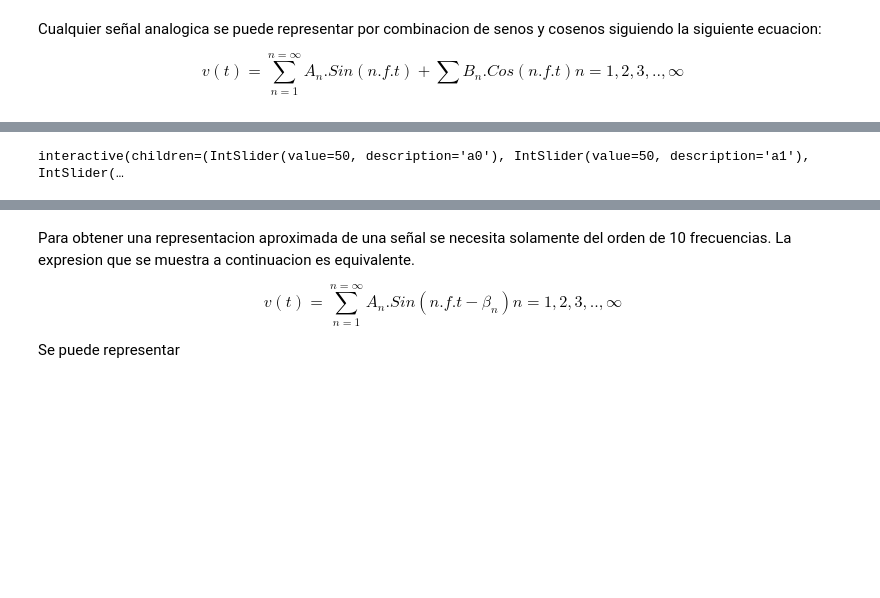
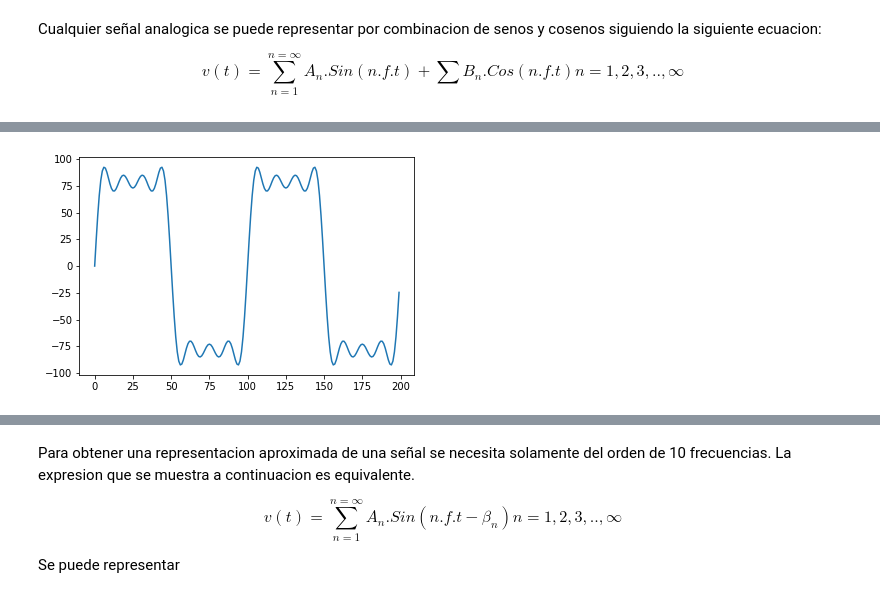
Before and after one commit to hoyosdani/Digital_unsa, a Jupyter notebook: Muestreo.ipynb, the cells around one changed output, grey strips where cells are left out. Saved outputs shown, nothing was run; the diff lists cells and outputs as text; code cells hidden in the pictures; blank space fills up the shorter version.

```diff
--- a/Muestreo.ipynb
+++ b/Muestreo.ipynb
@@ -149,8 +153,8 @@ siguiendo la siguiente ecuacion:
 
 $$v(t)= \sum_{n=1}^{n=\infty} A_{n}.Sin(n.f.t)+\sum B_{n}.Cos(n.f.t)  n=1,2,3,..,\infty $$
 # %%
-def foui(a0,a1,a2,a3,a4,a5,b1,b2,b3,b4,b5):
+def foui(a0,a1,a2,a3,a4,a5,a6,a7,b1,b2,b3,b4,b5,b6,b7):
     w=2*pi/100
     t=arange(200)
-    v=a0+a1*sin(w*t)+b1*cos(w*t)+a2*sin(2*w*t)+b2*cos(2*w*t)+a3*sin(3*w*t)+b3*cos(3*w*t)+a4*sin(4*w*t)+b4*cos(4*w*t)+a5*sin(5*w*t)+b5*cos(5*w*t)
+    v=a0+a1*sin(w*t)+b1*cos(w*t)+a2*sin(2*w*t)+b2*cos(2*w*t)+a3*sin(3*w*t)+b3*cos(3*w*t)+a4*sin(4*w*t)+b4*cos(4*w*t)+a5*sin(5*w*t)+b5*cos(5*w*t)+a6*sin(6*w*t)+b6*cos(6*w*t)+a7*sin(7*w*t)+b7*cos(7*w*t)
     plot(t,v)
@@ -157,4 +176,4 @@ def foui(a0,a1,a2,a3,a4,a5,b1,b2,b3,b4,b5):
 # %%
-interact(foui, a0=(0, 100), a1=(0, 100), a2=(0, 100), a3=(0, 100), a4=(0, 100), a5=(0, 100), b1=(0, 100), b2=(0, 100), b3=(0, 100), b4=(0, 100), b5=(0, 100) );
+foui(0,100,0,33,0,20,0,14,0,0,0,0,0,0,0)
 # %% [output]
-interactive(children=(IntSlider(value=50, description='a0'), IntSlider(value=50, description='a1'), IntSlider(…
+[figure, added]
```
Also changed, not shown: parts of 38 cells of this notebook.
